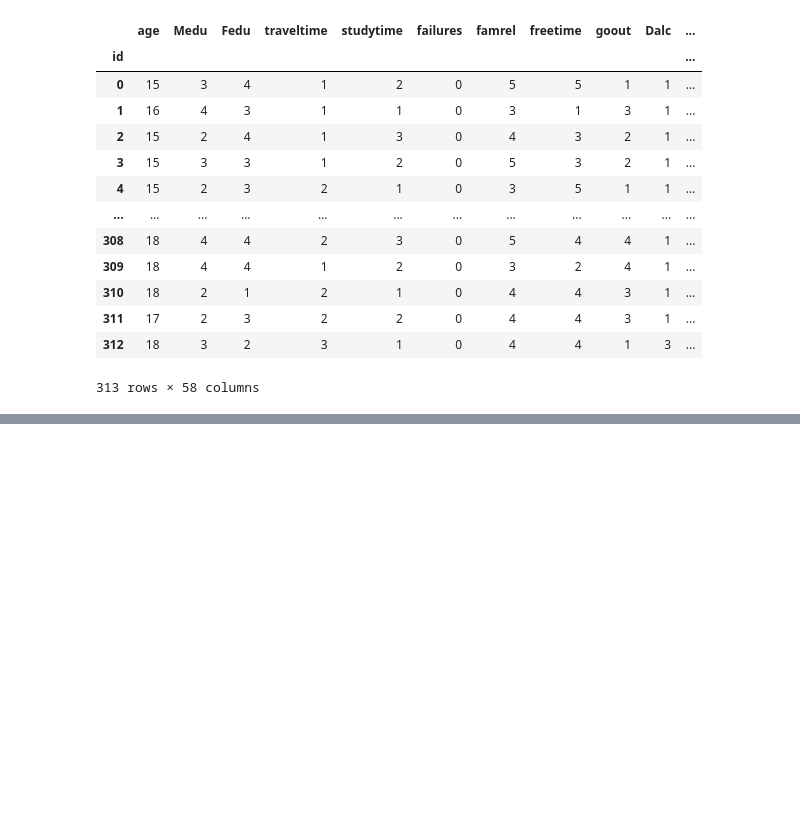
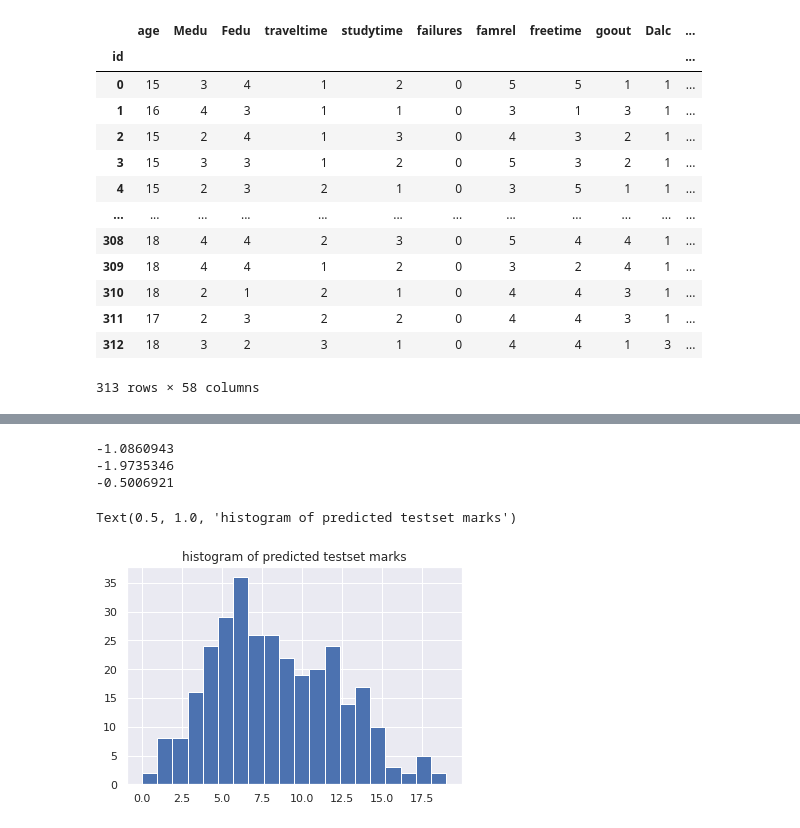
Before and after one commit to coffeeboost/SML-grade-predictor, a Jupyter notebook: CAIS_Kaggle.ipynb, the cells around one changed output, grey strips where cells are left out. Saved outputs shown, nothing was run; the diff lists cells and outputs as text; code cells hidden in the pictures; blank space fills up the shorter version.

```diff
--- a/CAIS_Kaggle.ipynb
+++ b/CAIS_Kaggle.ipynb
@@ -1864,0 +2343,9 @@ bst.save_model('0001.model')
+# %%
+num_boost_round = model.best_iteration + 1
+best_model = xgb.train(
+    params,
+    dtrain,
+    num_boost_round=num_boost_round,
+    evals=[(dtest, "Test")]
+)
+best_model.save_model("my_model.model")
@@ -1864,0 +2392,5 @@ bst.save_model('0001.model')
+# %%
+#one hot encoder on categorical features of testset
+testset = pd.get_dummies(testset)
+testset = testset.set_index('id')
+testset
@@ -1864,0 +2428,3 @@ bst.save_model('0001.model')
+# %%
+dtest= xgb.DMatrix(testset)
+ypred = best_model.predict(dtest)
@@ -1864,0 +2463,18 @@ bst.save_model('0001.model')
+# %%
+for x in ypred:
+  if x<0:
+    print(x)
+# %% [output]
+-1.0860943
+-1.9735346
+-0.5006921
+# %%
+ypred = np.round(ypred)
+ypred = np.absolute(ypred)
+# %%
+plt.figure()
+plt.hist(ypred,bins=20)
+plt.title('histogram of predicted testset marks')
+# %% [output]
+Text(0.5, 1.0, 'histogram of predicted testset marks')
+[figure, added]
```
Also changed, not shown: parts of 47 cells of this notebook.
